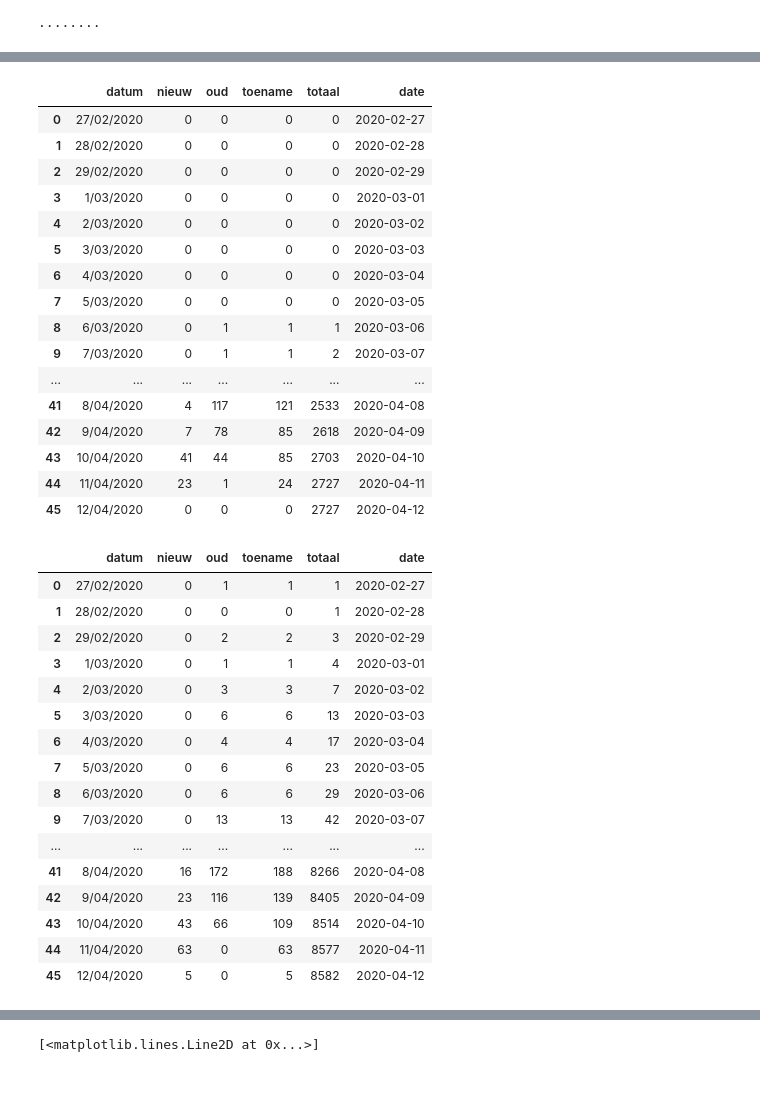
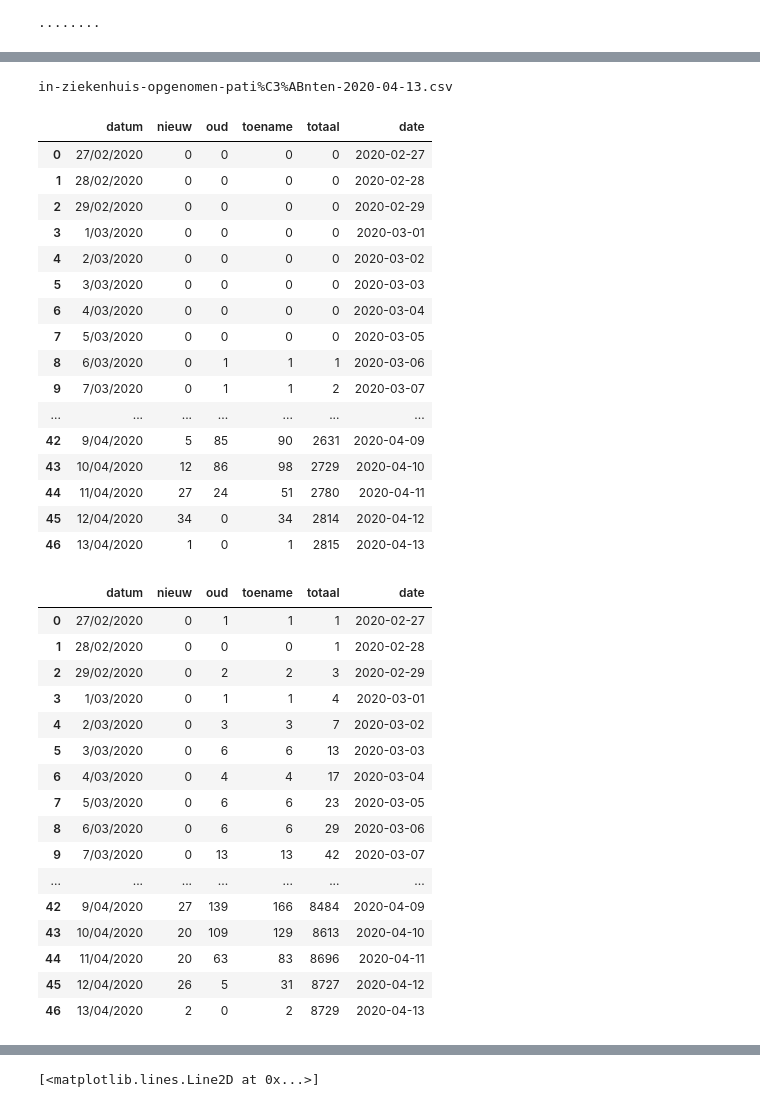
Before and after one commit to ste7anste7an/corona, a Jupyter notebook: logistic_ic.ipynb, the cells around one changed output, grey strips where cells are left out. Cells and saved outputs as stored; diff of their text form; code cells hidden in the pictures.

```diff
--- a/logistic_ic.ipynb
+++ b/logistic_ic.ipynb
@@ -60,8 +60,12 @@ dateparse = lambda x: (x.replace(' ','').replace("feb","/02/2020").replace('mrt'
 
 
 today=datetime.datetime.now()
-datestr=today.strftime("%Y-%m-%d")
-github="https://raw.githubusercontent.com/J535D165/CoronaWatchNL/master/raw_data/website_charts/"
+datestr=today.strftime("%Y-%m-13")
+
+#https://github.com/J535D165/CoronaWatchNL/raw/master/raw_data/website_charts/in-ziekenhuis-opgenomen-pati%C3%ABnten-2020-04-13.csv
+
+#https://github.com/J535D165/CoronaWatchNL/raw/master/raw_data/website_charts/in-ziekenhuis-opgenomen-pati%C3%ABnten-2020-04-13.csv
+github="https://github.com/J535D165/CoronaWatchNL/raw/master/raw_data/website_charts/"
 #https://raw.githubusercontent.com/J535D165/CoronaWatchNL/master/raw_data/website_charts/overledenen-per-dag-2020-04-12.csv
 filen_overl="overledenen-per-dag-%s.csv"%datestr
 
@@ -69,43 +73,45 @@ filen_overl="overledenen-per-dag-%s.csv"%datestr
 #https://raw.githubusercontent.com/J535D165/CoronaWatchNL/master/raw_data/website_charts/in-ziekenhuis-opgenomen-pati%C3%ABnten-2020-04-12.csv
 filen_ziek="in-ziekenhuis-opgenomen-patiënten-%s.csv"%datestr
 filen_ziek=urllib.parse.quote(filen_ziek)
+print(filen_ziek)
 df_ziek=pd.read_csv(github+filen_ziek, sep=";")
 df_ziek=df_ziek.rename(columns={'GGD-meldingsdatum':'datum','tot en met gisteren':'oud'})
 df_ziek['datum']=df_ziek['datum'].apply(dateparse)
 df_ziek['toename']=df_ziek['nieuw']+df_ziek['oud']
 #df_ziek['totaal']=df['toename'].cumsum()
 df_ziek['totaal']=df_ziek['toename'].cumsum()
 #df_ziek.plot(x='datum',y='totaal')
 df_ziek['date']= pd.to_datetime(df_ziek.datum, format='%d/%m/%Y')
 df_ziek
 
 df_deaths=pd.read_csv(github+filen_overl, sep=";")
 df_deaths=df_deaths.rename(columns={'Datum van overlijden':'datum','tot en met gisteren':'oud'})
 df_deaths['datum']=df_deaths['datum'].apply(dateparse)
 df_deaths['toename']=df_deaths['nieuw']+df_deaths['oud']
 #df_ziek['totaal']=df['toename'].cumsum()
 df_deaths['totaal']=df_deaths['toename'].cumsum()
 #df_ziek.plot(x='datum',y='totaal')
 df_deaths['date']= pd.to_datetime(df_deaths.datum, format='%d/%m/%Y')
 df_deaths
 # %% [output]
+in-ziekenhuis-opgenomen-pati%C3%ABnten-2020-04-13.csv
 |  | datum | nieuw | oud | toename | totaal | date |
 | 0 | 27/02/2020 | 0 | 0 | 0 | 0 | 2020-02-27 |
 | 1 | 28/02/2020 | 0 | 0 | 0 | 0 | 2020-02-28 |
 | 2 | 29/02/2020 | 0 | 0 | 0 | 0 | 2020-02-29 |
 | 3 | 1/03/2020 | 0 | 0 | 0 | 0 | 2020-03-01 |
 | 4 | 2/03/2020 | 0 | 0 | 0 | 0 | 2020-03-02 |
 | 5 | 3/03/2020 | 0 | 0 | 0 | 0 | 2020-03-03 |
 | 6 | 4/03/2020 | 0 | 0 | 0 | 0 | 2020-03-04 |
 | 7 | 5/03/2020 | 0 | 0 | 0 | 0 | 2020-03-05 |
 | 8 | 6/03/2020 | 0 | 1 | 1 | 1 | 2020-03-06 |
 | 9 | 7/03/2020 | 0 | 1 | 1 | 2 | 2020-03-07 |
 | ... | ... | ... | ... | ... | ... | ... |
-| 41 | 8/04/2020 | 4 | 117 | 121 | 2533 | 2020-04-08 |
-| 42 | 9/04/2020 | 7 | 78 | 85 | 2618 | 2020-04-09 |
-| 43 | 10/04/2020 | 41 | 44 | 85 | 2703 | 2020-04-10 |
-| 44 | 11/04/2020 | 23 | 1 | 24 | 2727 | 2020-04-11 |
-| 45 | 12/04/2020 | 0 | 0 | 0 | 2727 | 2020-04-12 |
+| 42 | 9/04/2020 | 5 | 85 | 90 | 2631 | 2020-04-09 |
+| 43 | 10/04/2020 | 12 | 86 | 98 | 2729 | 2020-04-10 |
+| 44 | 11/04/2020 | 27 | 24 | 51 | 2780 | 2020-04-11 |
+| 45 | 12/04/2020 | 34 | 0 | 34 | 2814 | 2020-04-12 |
+| 46 | 13/04/2020 | 1 | 0 | 1 | 2815 | 2020-04-13 |
 # %%
 df_ziek
 # %% [output]
@@ -121,11 +127,11 @@ df_ziek
 | 8 | 6/03/2020 | 0 | 6 | 6 | 29 | 2020-03-06 |
 | 9 | 7/03/2020 | 0 | 13 | 13 | 42 | 2020-03-07 |
 | ... | ... | ... | ... | ... | ... | ... |
-| 41 | 8/04/2020 | 16 | 172 | 188 | 8266 | 2020-04-08 |
-| 42 | 9/04/2020 | 23 | 116 | 139 | 8405 | 2020-04-09 |
-| 43 | 10/04/2020 | 43 | 66 | 109 | 8514 | 2020-04-10 |
-| 44 | 11/04/2020 | 63 | 0 | 63 | 8577 | 2020-04-11 |
-| 45 | 12/04/2020 | 5 | 0 | 5 | 8582 | 2020-04-12 |
+| 42 | 9/04/2020 | 27 | 139 | 166 | 8484 | 2020-04-09 |
+| 43 | 10/04/2020 | 20 | 109 | 129 | 8613 | 2020-04-10 |
+| 44 | 11/04/2020 | 20 | 63 | 83 | 8696 | 2020-04-11 |
+| 45 | 12/04/2020 | 26 | 5 | 31 | 8727 | 2020-04-12 |
+| 46 | 13/04/2020 | 2 | 0 | 2 | 8729 | 2020-04-13 |
 # %%
 # fit ic opnames
 cases="cases"
```
Also changed, not shown: parts of 2 cells of this notebook, 1 other file.
